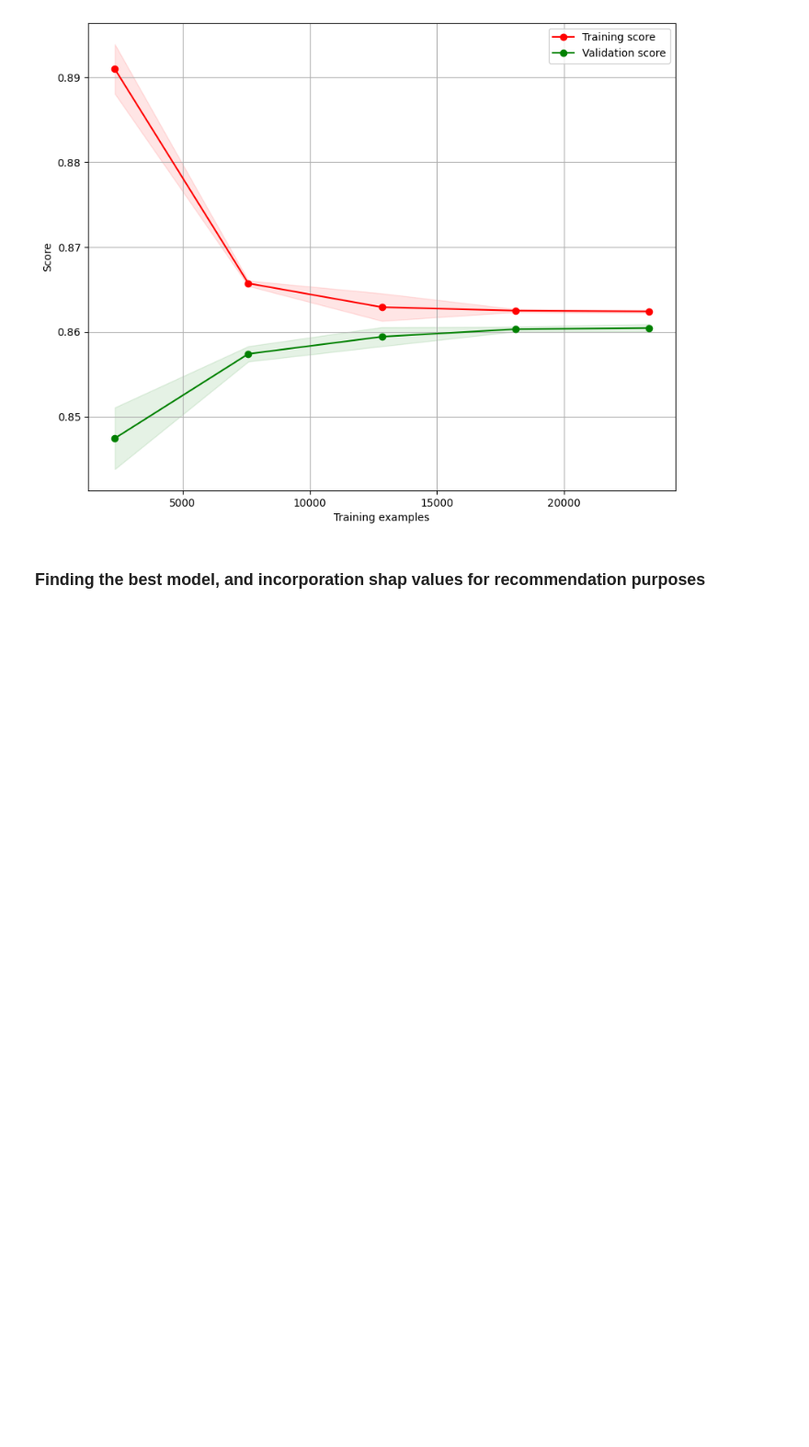
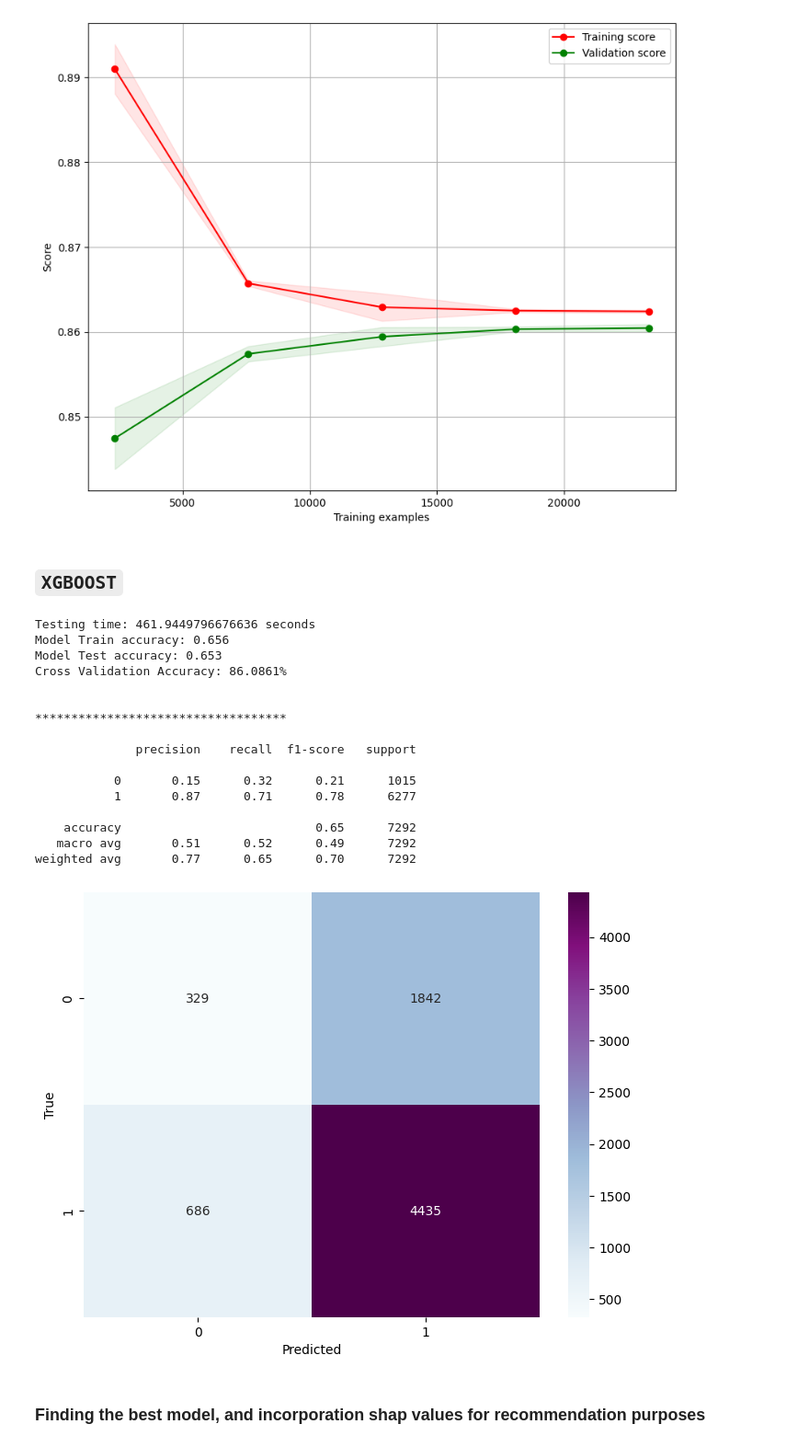
Before and after one commit to ndungek/Credit-Card-Approval-Prediction, a Jupyter notebook: approval.ipynb, the cells around one changed output. Shown at 92% size. Cells and saved outputs as stored; diff of their text form; code cells hidden in the pictures; blank space fills up the shorter version.

Commit message:
adding xgboost

```diff
--- a/approval.ipynb
+++ b/approval.ipynb
@@ -1707,6 +1708,47 @@ weighted avg       0.77      0.75      0.76      7292
 plot_learning_curve(gradient_best)
 # %% [output]
 [figure]
+# %% [markdown]
+## `XGBOOST`
+# %%
+# setting up the pipeline
+from xgboost import XGBClassifier
+
+scaled_pipeline4 = Pipeline([('scaler', StandardScaler()), ('xgb', XGBClassifier())])
+
+# Setting up the parameter grid for a grid search:
+
+xgb = [{'xgb__eta': [0.1, 0.2, 0.3],
+         'xgb__gamma': [49, 50],
+         'xgb__max_depth': [5],
+         'xgb__subsample': [0.1, 0.2, 0.3],
+         'xgb__booster': ['gbtree'],
+         'xgb__learning_rate': [0.1, 0.2]}]
+
+# Performing grid search cross-validation:
+
+xgboost1 = GridSearchCV(estimator=scaled_pipeline4, param_grid=xgb, scoring='accuracy', cv=5, verbose=False )
+
+# Fitting the training data and scoring the model:
+fit_train_score(xgboost1)
+# %% [output]
+Testing time: 461.9449796676636 seconds
+Model Train accuracy: 0.656
+Model Test accuracy: 0.653
+Cross Validation Accuracy: 86.0861%
+
+
+***********************************
+
+              precision    recall  f1-score   support
+
+           0       0.15      0.32      0.21      1015
+           1       0.87      0.71      0.78      6277
+
+    accuracy                           0.65      7292
+   macro avg       0.51      0.52      0.49      7292
+weighted avg       0.77      0.65      0.70      7292
+[figure, added]
 # %% [markdown]
 ### Finding the best model, and incorporation shap values for recommendation purposes
 # %%
```
Also changed, not shown: parts of 1 cell of this notebook.
